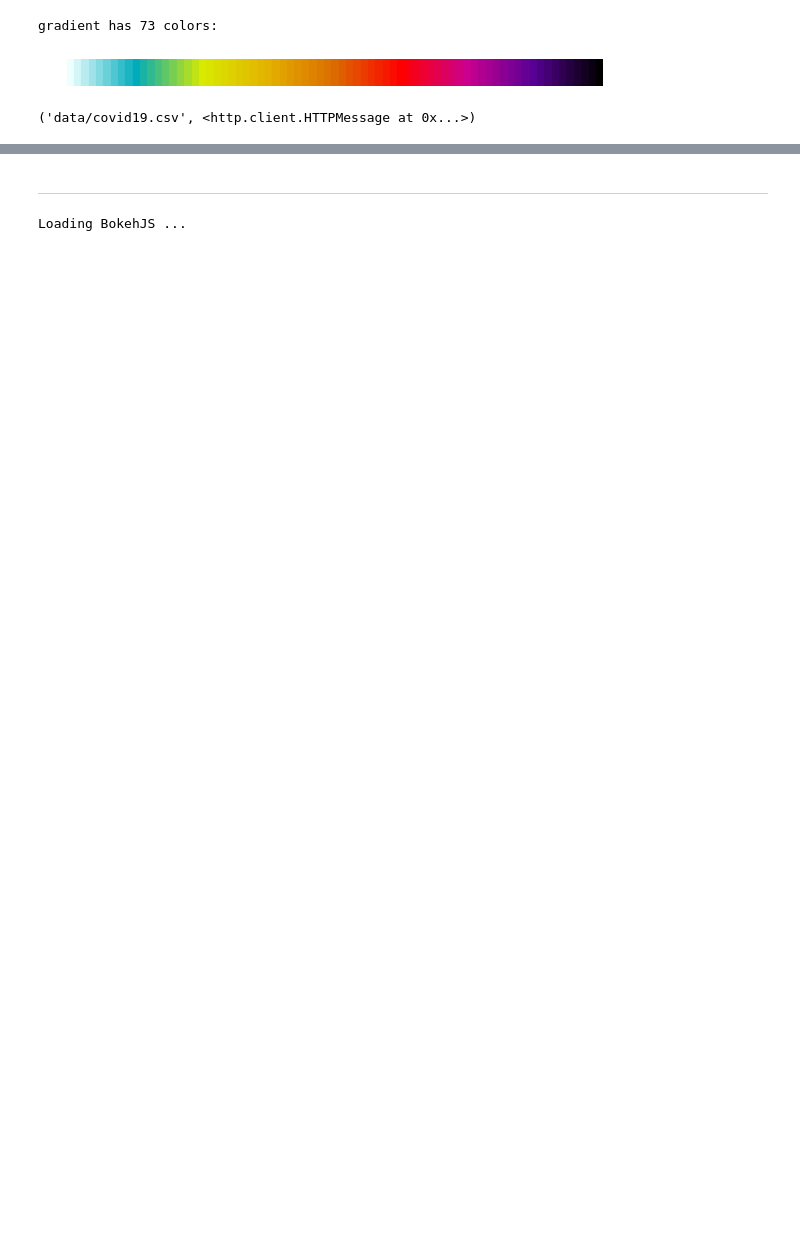
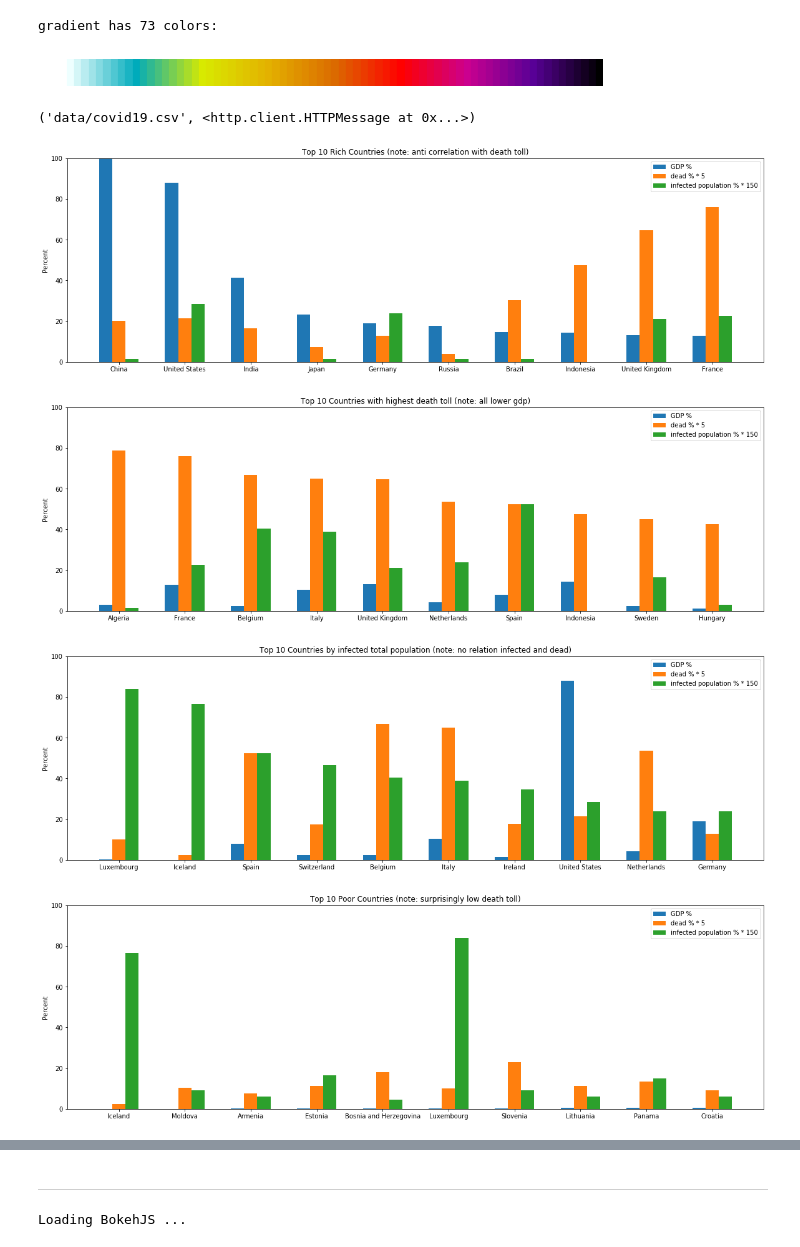
Before and after one commit to rndmbt/Covid-19-Visualization, a Jupyter notebook: covid-19-world.ipynb, the cells around one changed output, grey strips where cells are left out. Drawn from its saved outputs; the diff is of its cells as text; code cells hidden in the pictures; blank space fills up the shorter version.

Commit message:
many additional analyses > bars, percentages, country comparisms, with population, gdp, ratios

```diff
--- a/covid-19-world.ipynb
+++ b/covid-19-world.ipynb
@@ -51,11 +52,22 @@ url.urlretrieve('https://covid.ourworldindata.org/data/ecdc/full_data.csv', 'dat
 ('data/covid19.csv', <http.client.HTTPMessage at 0x...>)
 # %%
 # setup data
-world = gpd.read_file('data/110m_countries.shp')[['ADMIN', 'ADM0_A3', 'geometry']]
+world = gpd.read_file('data/110m_countries.shp')[['ADMIN', 'ADM0_A3', 'geometry', 'POP_EST', 'GDP_MD_EST']]
 world = world.drop(world.index[159]) # remove Antarctica
-world.columns = ['country', 'code', 'geometry'] # rename columns
+world.columns = ['country', 'code', 'geometry', 'population', 'gdp'] # rename columns
 world['country'] = world['country'].replace({'United States of America' : 'United States', 'Czechia' : 'Czech Republic', 'Republic of Serbia' : 'Serbia'})
 cdata = pd.read_csv('data/covid19.csv').fillna(0)
+# %%
+# calculate cured numbers (or dead)
+# formula = total infected above 4 weeks ago minus dead
+# calculate total currently infected
+# formula = total - cured - dead
+
+tmp = cdata.shift(21)
+t2 = cdata.copy()
+t2['cured'] = (tmp.total_cases[cdata.location == tmp.location] - tmp.total_deaths).fillna(0)
+t2['currently_infected'] = t2.total_cases - t2.cured - t2.total_deaths
+cdata = t2
 # %%
 # merge common data
 date_start = min(cdata['date'])
@@ -70,2 +83,51 @@ def json_data(selectedYear):
     merged_json = json.dumps(json.loads(merged.to_json()))
     return merged_json
+# %%
+mrgd = world.merge(cdata,left_on = 'country', right_on = 'location', how = 'left').dropna()#.fillna('No data', inplace = True)
+mrgd['percent_infected'] = (mrgd.total_cases / mrgd.population * 100).round(2)#.map('{:.2f}%'.format)
+mrgd['percent_dead'] = (mrgd.total_deaths / mrgd.total_cases * 100).round(2)#.map('{:.2f}%'.format)
+mrgd['percent_gdp'] = (mrgd.gdp / max(mrgd['gdp']) * 100).round(2)
+mrgd['percent_countrysize'] = (mrgd.population / max(mrgd['population']) * 100).round(2)
+mrgd['quotient_survival'] = (mrgd.cured / mrgd.total_deaths).round(2)
+
+# compare some countrys
+top = 10
+dta = mrgd[mrgd.date == date_end].drop(columns=['geometry'])
+dta = dta[dta['total_cases'] > 1000]
+percent = dta.sort_values(by=['percent_infected'], ascending = False)[:top].reset_index()
+dead = dta.sort_values(by=['percent_dead'], ascending = False)[:top].reset_index()
+topgdp = dta.sort_values(by=['percent_gdp'], ascending = False)[:top].reset_index()
+bottomgdp = dta.sort_values(by=['percent_gdp'], ascending = True)[:top].reset_index()
+biggest = dta.sort_values(by=['percent_countrysize'], ascending = False)[:top].reset_index()
+smallest = dta.sort_values(by=['percent_countrysize'], ascending = True)[:top].reset_index()
+survivability = dta.sort_values(by=['quotient_survival'], ascending = False)[:top].reset_index()
+
+
+def printBars(topdata=topgdp, lbl='Rich Countries', width=0.2):
+    x = np.arange(top)
+
+    fig, ax = plt.subplots(figsize=(20,6))
+    #ax.set_yscale('log')
+    ax.bar(x - width, topdata['percent_gdp'], width, label='GDP %')
+    ax.bar(x, topdata['percent_dead'] * 5, width, label='dead % * 5')
+    ax.bar(x + width, topdata['percent_infected'] * 150, width, label='infected population % * 150')
+
+    ax.set_ylabel('Percent')
+    ax.set_title('Top ' + str(top) + ' ' + lbl)
+    ax.set_xticks(x)
+    ax.set_xticklabels(topdata['country'])
+    ax.set_ylim([0,100])
+    ax.legend()
+
+printBars(topgdp, 'Rich Countries (note: anti correlation with death toll)')
+printBars(dead, 'Countries with highest death toll (note: all lower gdp)')
+printBars(percent, 'Countries by infected total population (note: no relation infected and dead)')
+printBars(bottomgdp, 'Poor Countries (note: surprisingly low death toll)')
+printBars(biggest, 'Biggest Countries (note: big population = mostly big death toll. USA are not prepared)')
+printBars(smallest, 'Smallest Countries (note: nothing much)')
+printBars(survivability, 'Countries with highest suvival quote (note: Sketchy China Data. Small, not so rich countries)')
+# %% [output]
+[figure, added]
+[figure, added]
+[figure, added]
+[figure, added]
```
Also changed, not shown: parts of 10 cells of this notebook, 2 other files.
